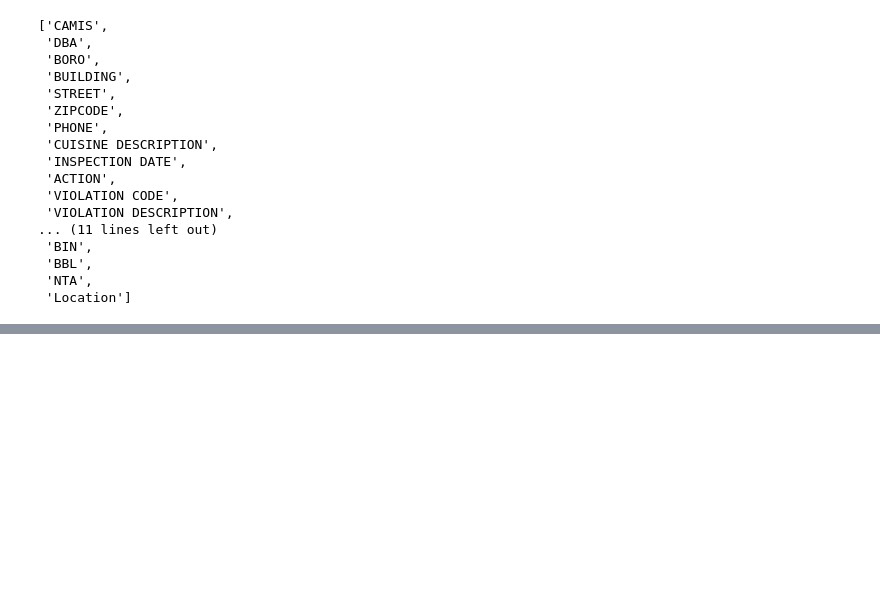
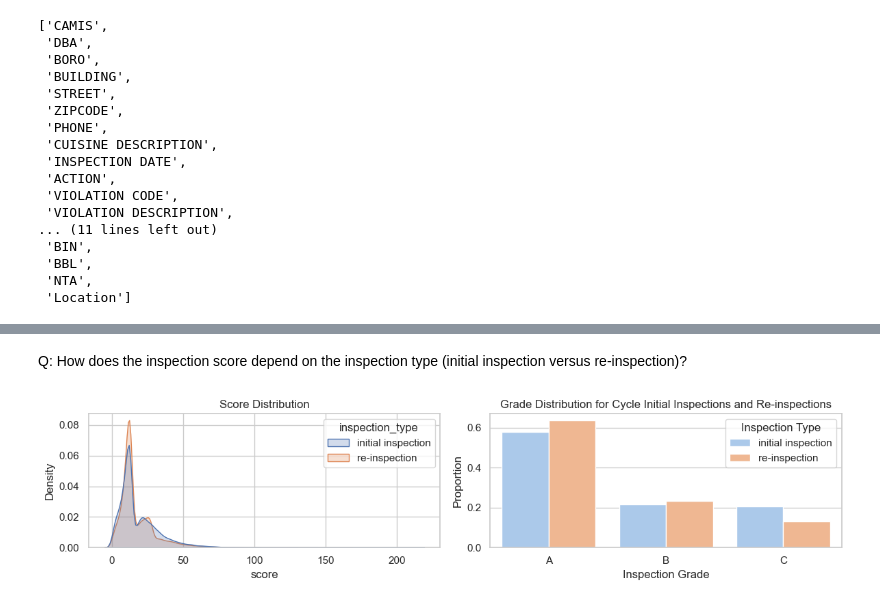
Before and after one commit to zackmcnulty/self_balancing_sampler, a Jupyter notebook: health_inspections.ipynb, the cells around one changed output, grey strips where cells are left out. Saved outputs shown, nothing was run; the diff lists cells and outputs as text; code cells hidden in the pictures; blank space fills up the shorter version.

```diff
--- a/health_inspections.ipynb
+++ b/health_inspections.ipynb
@@ -8,6 +21,8 @@ import seaborn as sns
 import matplotlib.pyplot as plt
 import numpy as np
 
+sns.set_theme(style='whitegrid', context='notebook')
+
 import os
 from pathlib import Path
 
@@ -101,0 +166,39 @@ df_filtered.head()
+# %% [markdown]
+Q: How does the inspection score depend on the inspection type (initial inspection versus re-inspection)?
+# %%
+fig, axes = plt.subplots(1, 2, figsize=(12, 3))
+
+# Score distribution
+ax = axes[0]
+sns.kdeplot(data=df_filtered,
+             x='score',
+             hue='inspection_type',
+             fill=True,
+             common_norm=False,
+             ax=ax)
+
+ax.set_title('Score Distribution')
+
+# grade distribution
+ax = axes[1]
+grade_dist = df_filtered.groupby('inspection_type')['grade'].value_counts(normalize=True).reset_index()
+
+sns.barplot(
+    data=grade_dist,
+    x="grade",
+    y="proportion",
+    hue="inspection_type",
+    order=['A', 'B', 'C'],
+    palette="pastel",
+    ax=ax,
+)
+
+ax.set_xlabel("Inspection Grade")
+ax.set_ylabel("Proportion")
+ax.set_title("Grade Distribution for Cycle Initial Inspections and Re-inspections")
+ax.legend(title="Inspection Type")
+
+plt.tight_layout()
+plt.show()
+# %% [output]
+[figure, added]
```
Also changed, not shown: parts of 13 cells of this notebook.
